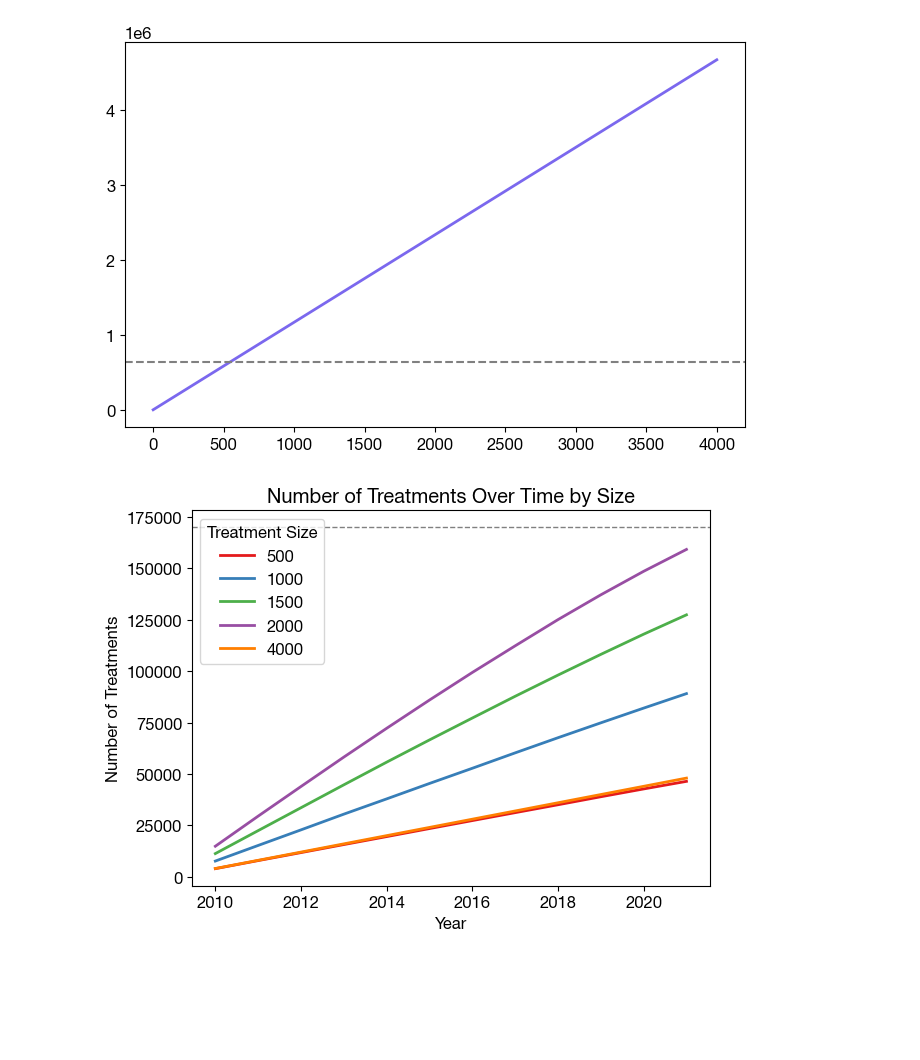
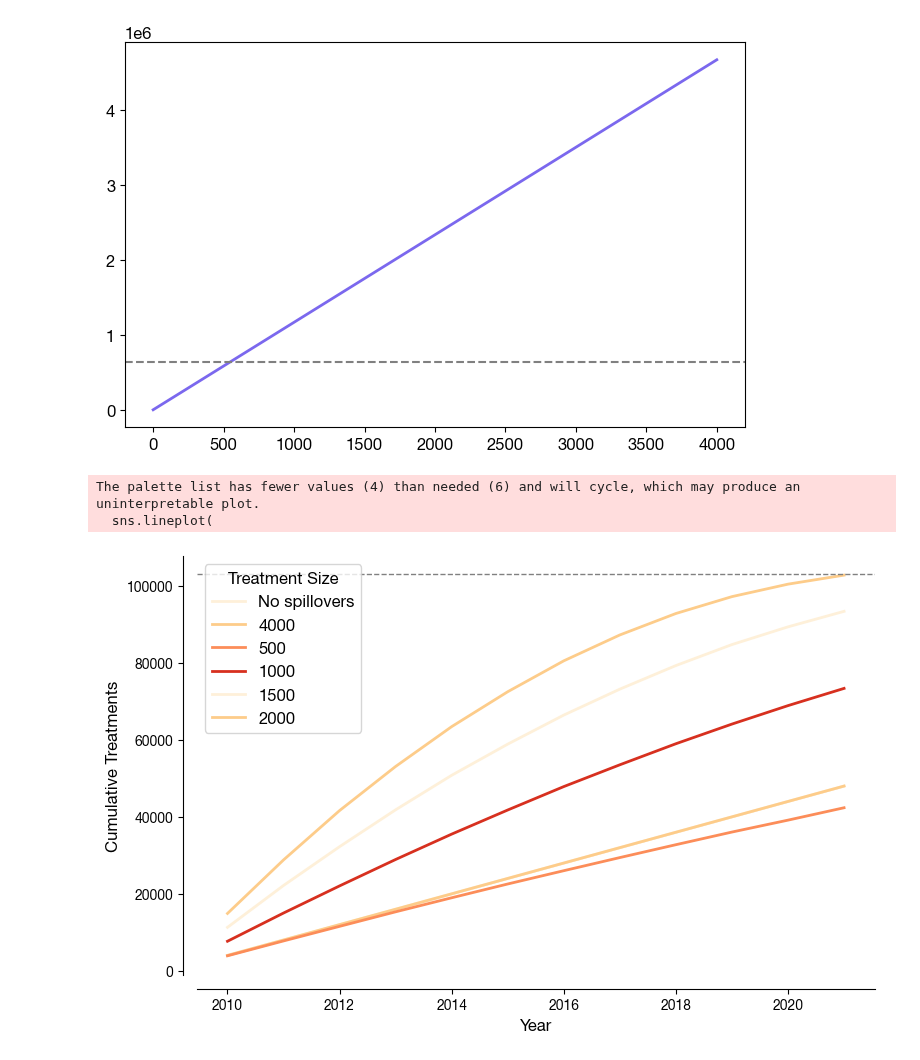
Before and after one commit to echolab-stanford/prescribed_fires, a Jupyter notebook: analysis/simulation_replication.ipynb, the cells around one changed output. Saved outputs shown, nothing was run; the diff lists cells and outputs as text; code cells hidden in the pictures; blank space fills up the shorter version.

```diff
--- a/analysis/simulation_replication.ipynb
+++ b/analysis/simulation_replication.ipynb
@@ -1505,29 +1482,50 @@ ax.axhline(
 # %%
 no_spill = pd.DataFrame(
     {
         "year": np.arange(2010, 2022),
         "size": np.cumsum(np.repeat(4000, 12)),
-        "treat_size": 4000,
+        "treat_size": "No spillovers",
     }
 )
 
 dfs = pd.concat([no_spill, dfs], ignore_index=True)
+
+fig, ax = plt.subplots(figsize=(8, 5))
 
 sns.lineplot(
     data=dfs,
     x="year",
     y="size",
     hue="treat_size",
-    palette="Set1",
+    palette=[
+        "#fef0d9",
+        "#fdcc8a",
+        "#fc8d59",
+        "#d7301f",
+    ],
+    ax=ax,
     linewidth=2,
 )
 
 # Add a horizontal line at y=1000
-plt.axhline(y=170000, color="gray", linestyle="--", linewidth=1)
-plt.xlabel("Year")
-plt.ylabel("Number of Treatments")
-plt.title("Number of Treatments Over Time by Size")
+plt.axhline(y=103000, color="gray", linestyle="--", linewidth=1)
 plt.legend(title="Treatment Size", loc="upper left")
 plt.tight_layout()
+
+template_plots(
+    ax,
+    xlab="Year",
+    ylab="Cumulative Treatments",
+)
+
+# Save the plot
+plt.savefig(
+    "../figs/cumulative_treatments.png",
+    bbox_inches="tight",
+    dpi=400,
+    transparent=True,
+)
 # %% [output]
+The palette list has fewer values (4) than needed (6) and will cycle, which may produce an uninterpretable plot.
+  sns.lineplot(
-[figure, old version]
+[figure, new version]
```
Also changed, not shown: parts of 2 cells of this notebook, 1 other file.
